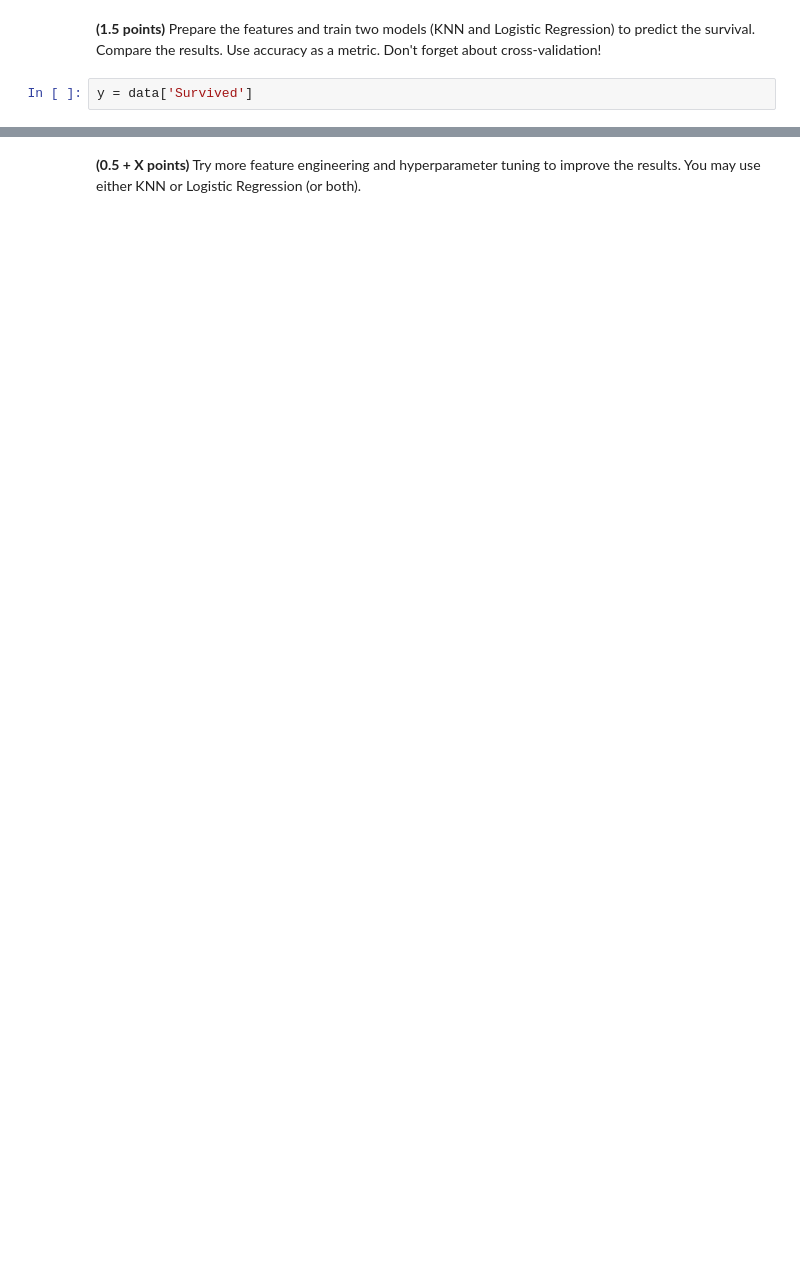
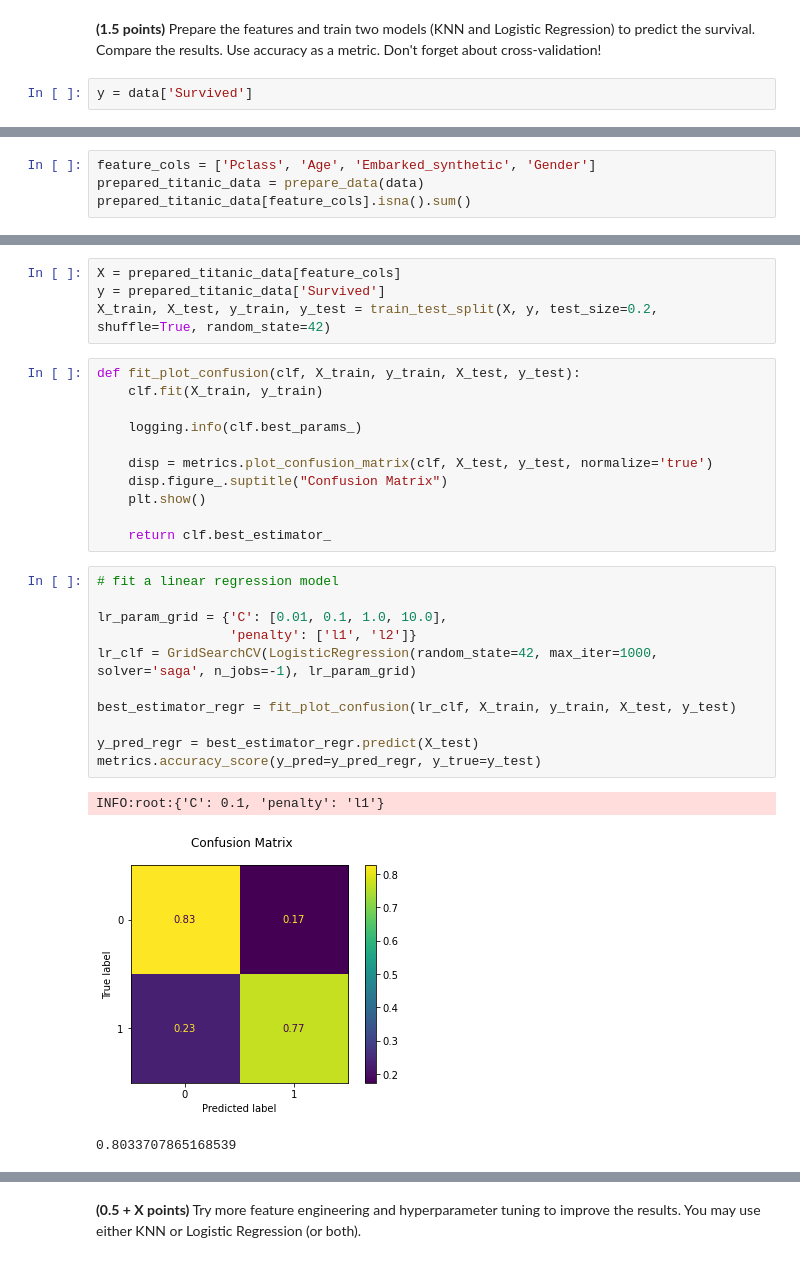
Before and after one commit to Hanna-Aliakseichykava/ML_training_RS_Scopes_2, a Jupyter notebook: 5_classification_linear_knn/classification - Hanna Aliakseichykava.ipynb, the cells around one changed output, grey strips where cells are left out. Drawn from its saved outputs; the diff is of its cells as text; blank space fills up the shorter version.

```diff
--- a/5_classification_linear_knn/classification - Hanna Aliakseichykava.ipynb
+++ b/5_classification_linear_knn/classification - Hanna Aliakseichykava.ipynb
@@ -227,0 +289,4 @@ y = data['Survived']
+# %%
+feature_cols = ['Pclass', 'Age', 'Embarked_synthetic', 'Gender']
+prepared_titanic_data = prepare_data(data)
+prepared_titanic_data[feature_cols].isna().sum()
@@ -227,0 +309,30 @@ y = data['Survived']
+# %%
+X = prepared_titanic_data[feature_cols]
+y = prepared_titanic_data['Survived']
+X_train, X_test, y_train, y_test = train_test_split(X, y, test_size=0.2, shuffle=True, random_state=42)
+# %%
+def fit_plot_confusion(clf, X_train, y_train, X_test, y_test):
+    clf.fit(X_train, y_train)
+
+    logging.info(clf.best_params_)
+
+    disp = metrics.plot_confusion_matrix(clf, X_test, y_test, normalize='true')
+    disp.figure_.suptitle("Confusion Matrix")
+    plt.show()
+
+    return clf.best_estimator_
+# %%
+# fit a linear regression model
+
+lr_param_grid = {'C': [0.01, 0.1, 1.0, 10.0],
+                 'penalty': ['l1', 'l2']}
+lr_clf = GridSearchCV(LogisticRegression(random_state=42, max_iter=1000, solver='saga', n_jobs=-1), lr_param_grid)
+
+best_estimator_regr = fit_plot_confusion(lr_clf, X_train, y_train, X_test, y_test)
+
+y_pred_regr = best_estimator_regr.predict(X_test)
+metrics.accuracy_score(y_pred=y_pred_regr, y_true=y_test)
+# %% [output]
+INFO:root:{'C': 0.1, 'penalty': 'l1'}
+[figure, added]
+0.8033707865168539
```
Also changed, not shown: parts of 25 cells of this notebook, 2 other files.
